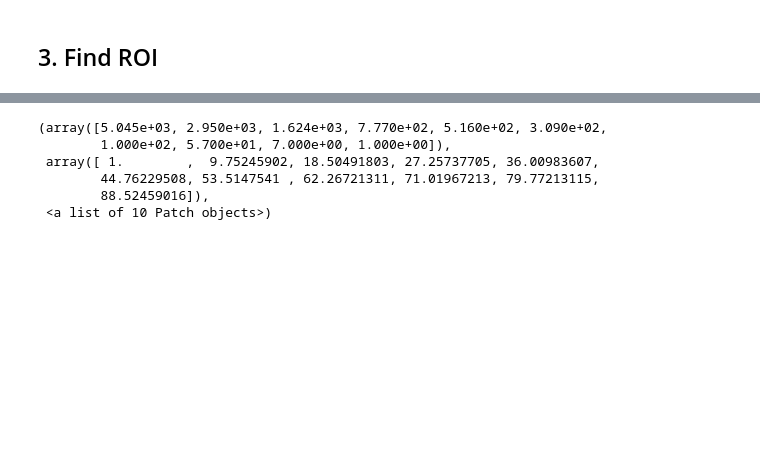
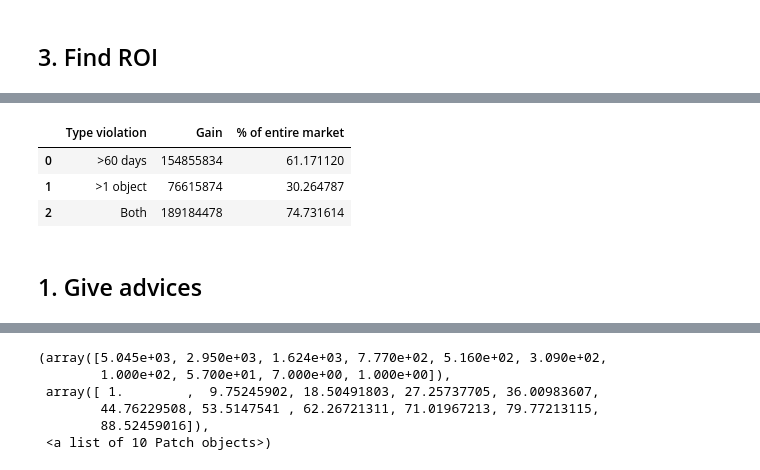
Before and after one commit to ant-on-su/case, a Jupyter notebook: notebooks/start.ipynb, the cells around one changed output, grey strips where cells are left out. Cells and saved outputs as stored; diff of their text form; code cells hidden in the pictures; blank space fills up the shorter version.

```diff
--- a/notebooks/start.ipynb
+++ b/notebooks/start.ipynb
@@ -50,3 +97,31 @@ print(shape, '\n', cols)
+# %%
+cond1=(df.availability_365 > 60) & (df.room_type=='Entire home/apt') #renting out house for more than 60 days
+cond2=df.calculated_host_listings_count>1 #multiple objects per host
+cond3=cond1 & -cond2 #violation 1, but not 2 (only 1 object per host)
+
+#total gain violating 1st condition (60 days)
+gain_1 = sum(df[cond1]['price']*df[cond1]['availability_365']-df[cond1]['price']*60)
+#total gain violating  2nd condition (1 object)
+gain_2 = sum(df[cond2]['price']*df[cond2]['availability_365'])
+#total gain violating 1 object per host condition + total gain violating 60 days (where IS only 1 object per host)
+gain_tot = sum(df[cond3]['price']*df[cond3]['availability_365']-df[cond3]['price']*60) + gain_2
+
+#Now, the entrie market gain:
+market_gain = sum(df['price']*df['availability_365'])
+
+#put all to dataframe:
+df_vio = pd.DataFrame({'Type violation':['>60 days', '>1 object', 'Both'],
+                      'Gain': [gain_1, gain_2, gain_tot],
+                       '% of entire market': [gain_1/market_gain*100,gain_2/market_gain*100,gain_tot/market_gain*100]
+                      })
+df_vio
+# %% [output]
+|  | Type violation | Gain | % of entire market |
+| 0 | >60 days | 154855834 | 61.171120 |
+| 1 | >1 object | 76615874 | 30.264787 |
+| 2 | Both | 189184478 | 74.731614 |
+# %% [markdown]
+## 1. Give advices
 # %%
 df['months_exist']=df['number_of_reviews']/df['reviews_per_month']
 df.head(20)
```
Also changed, not shown: parts of 6 cells of this notebook.
